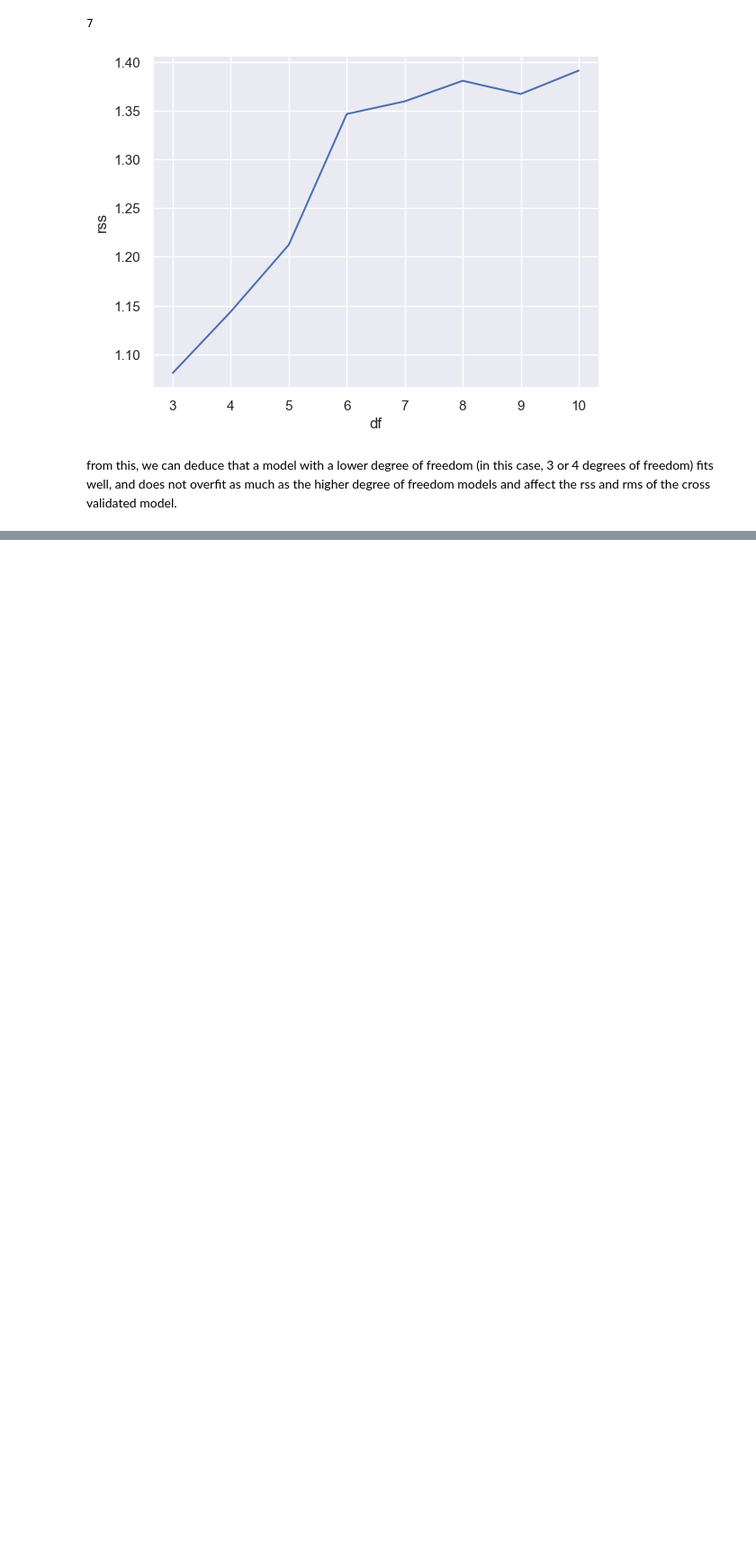
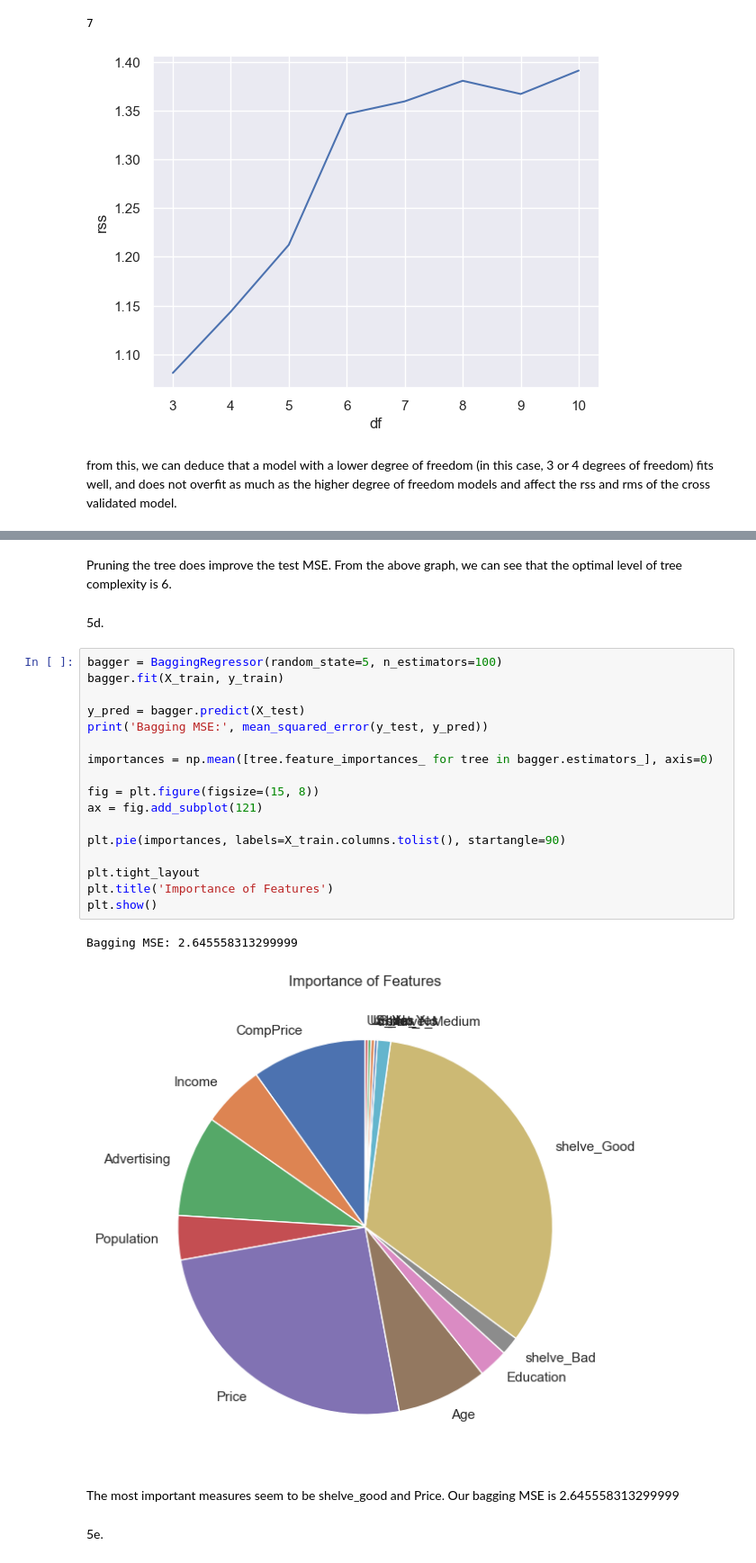
Before and after one commit to bhnord/CS4342, a Jupyter notebook: Assignment 5 Code/Assignment5.ipynb, the cells around one changed output, grey strips where cells are left out. Shown at 90% size. Saved outputs shown, nothing was run; the diff lists cells and outputs as text; blank space fills up the shorter version.

```diff
--- a/Assignment 5 Code/Assignment5.ipynb
+++ b/Assignment 5 Code/Assignment5.ipynb
@@ -585,0 +783,28 @@ from this, we can deduce that a model with a lower degree of freedom (in this ca
+# %% [markdown]
+Pruning the tree does improve the test MSE. From the above graph, we can see that the optimal level of tree complexity is 6.
+# %% [markdown]
+5d.
+# %%
+bagger = BaggingRegressor(random_state=5, n_estimators=100)
+bagger.fit(X_train, y_train)
+
+y_pred = bagger.predict(X_test)
+print('Bagging MSE:', mean_squared_error(y_test, y_pred))
+
+importances = np.mean([tree.feature_importances_ for tree in bagger.estimators_], axis=0)
+
+fig = plt.figure(figsize=(15, 8))
+ax = fig.add_subplot(121)
+
+plt.pie(importances, labels=X_train.columns.tolist(), startangle=90)
+
+plt.tight_layout
+plt.title('Importance of Features')
+plt.show()
+# %% [output]
+Bagging MSE: 2.645558313299999
+[figure, added]
+# %% [markdown]
+The most important measures seem to be shelve_good and Price. Our bagging MSE is 2.645558313299999
+# %% [markdown]
+5e.
```
Also changed, not shown: parts of 36 cells of this notebook, 2 other files.
